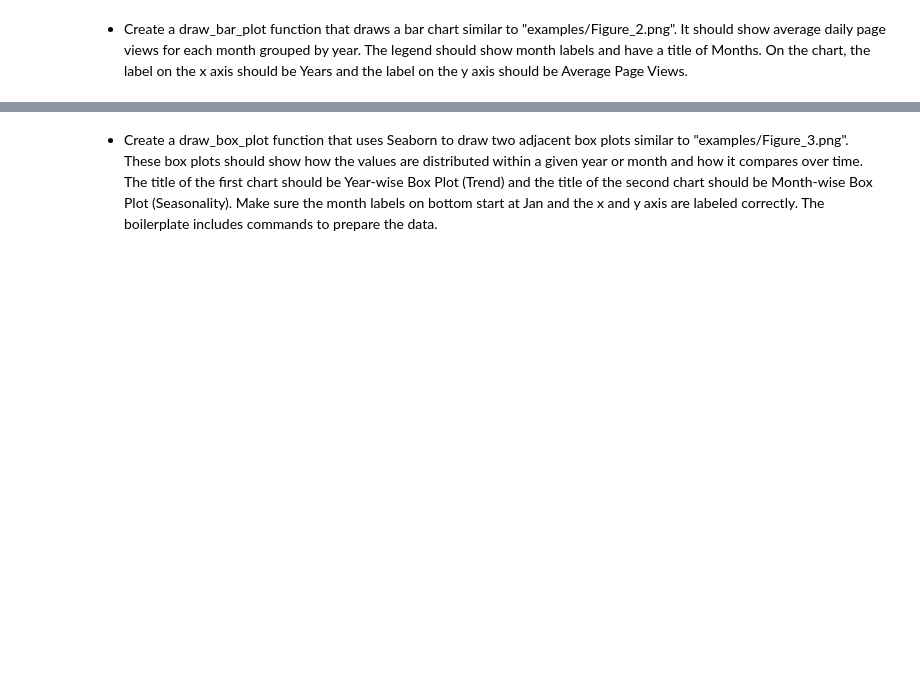
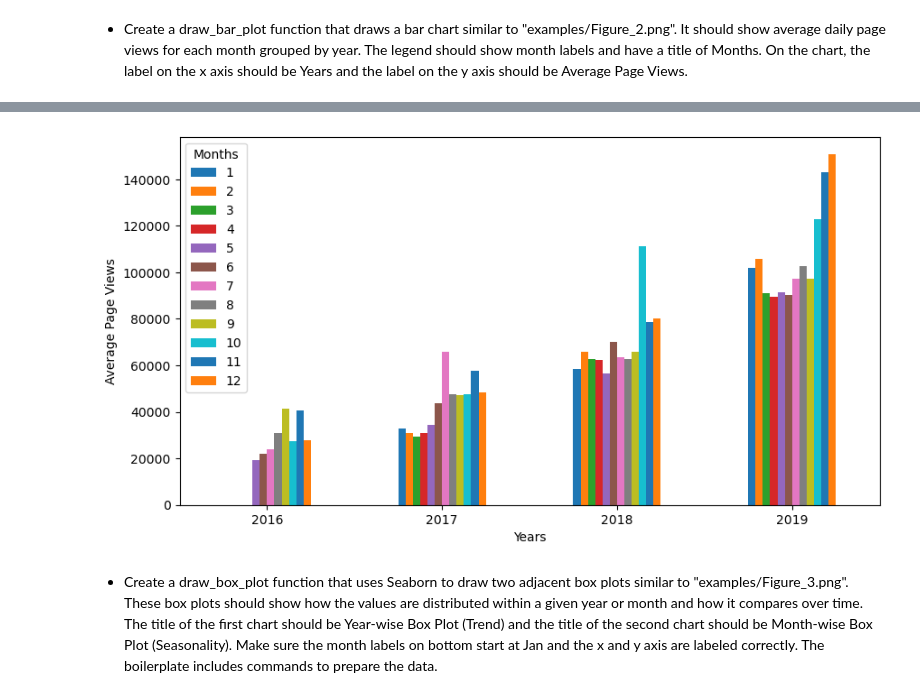
Before and after one commit to dachacond/data-analysis, a Jupyter notebook: time-series-visualizer/time-series.ipynb, the cells around one changed output, grey strips where cells are left out. Cells and saved outputs as stored; diff of their text form; code cells hidden in the pictures; blank space fills up the shorter version.

```diff
--- a/time-series-visualizer/time-series.ipynb
+++ b/time-series-visualizer/time-series.ipynb
@@ -21,2 +51,9 @@ df = pd.read_csv("fcc-forum-pageviews.csv", index_col= "date")
 # %% [markdown]
 - Create a draw_bar_plot function that draws a bar chart similar to "examples/Figure_2.png". It should show average daily page views for each month grouped by year. The legend should show month labels and have a title of Months. On the chart, the label on the x axis should be Years and the label on the y axis should be Average Page Views.
+# %%
+df['month'] = df.index.month
+df['year'] = df.index.year
+df_grouped = df.groupby(['year','month'])['value'].mean()
+df_pivot =df_grouped.unstack()
+
+df_pivot
@@ -23,2 +67,15 @@ df = pd.read_csv("fcc-forum-pageviews.csv", index_col= "date")
+# %%
+# Crear el gráfico de barras
+fig, ax = plt.subplots(figsize=(10, 6))
+df_pivot.plot(kind='bar', ax=ax)
+
+# Agregar las etiquetas y títulos apropiados
+ax.set_xlabel('Years')
+ax.set_ylabel('Average Page Views')
+ax.set_xticklabels(df_pivot.index, rotation=0)
+ax.legend(labels=df_pivot.columns, title='Months')
+plt.subplots_adjust(bottom=0.2)
+# %% [output]
+[figure, added]
 # %% [markdown]
 - Create a draw_box_plot function that uses Seaborn to draw two adjacent box plots similar to "examples/Figure_3.png". These box plots should show how the values are distributed within a given year or month and how it compares over time. The title of the first chart should be Year-wise Box Plot (Trend) and the title of the second chart should be Month-wise Box Plot (Seasonality). Make sure the month labels on bottom start at Jan and the x and y axis are labeled correctly. The boilerplate includes commands to prepare the data.
```
Also changed, not shown: parts of 6 cells of this notebook.
